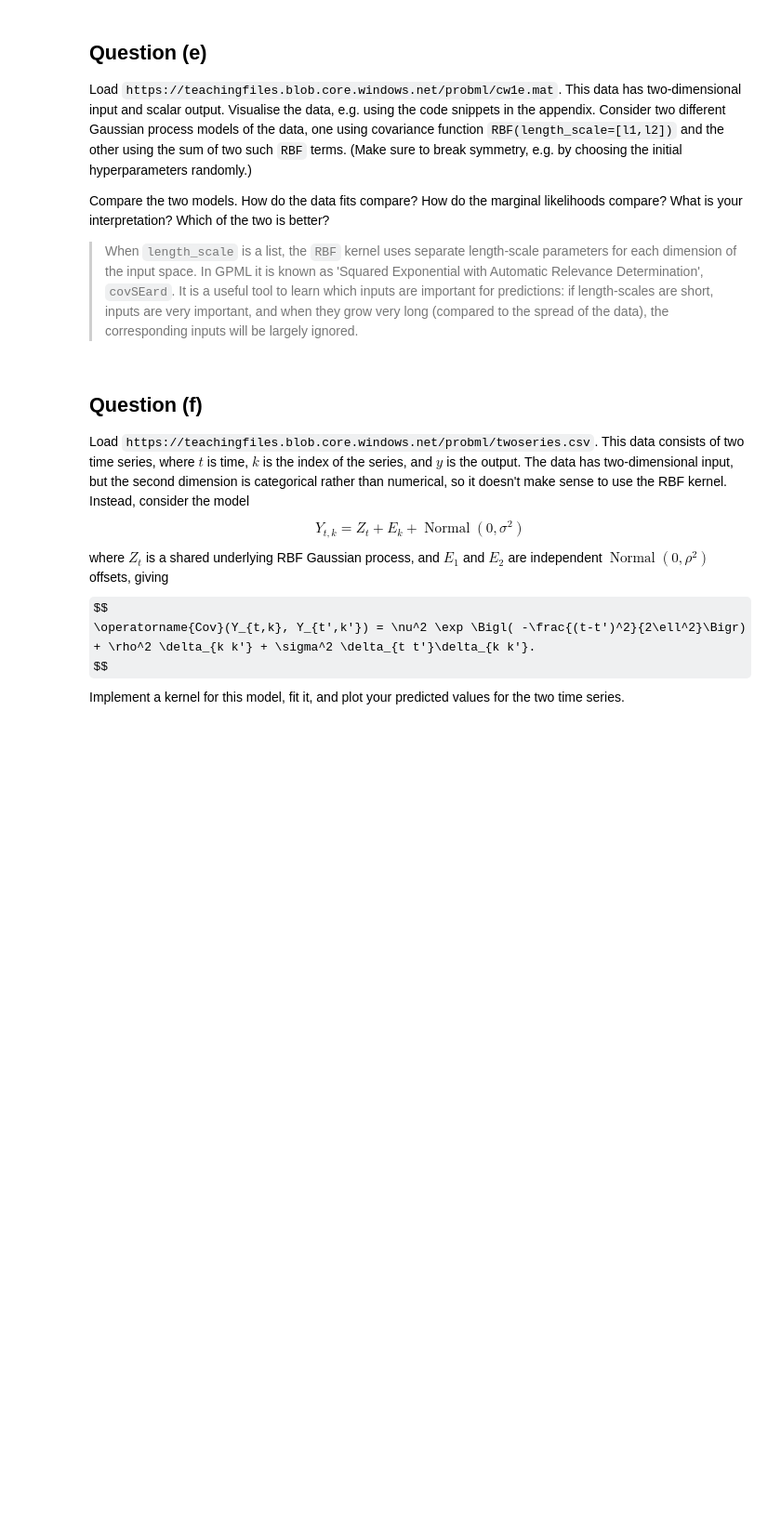
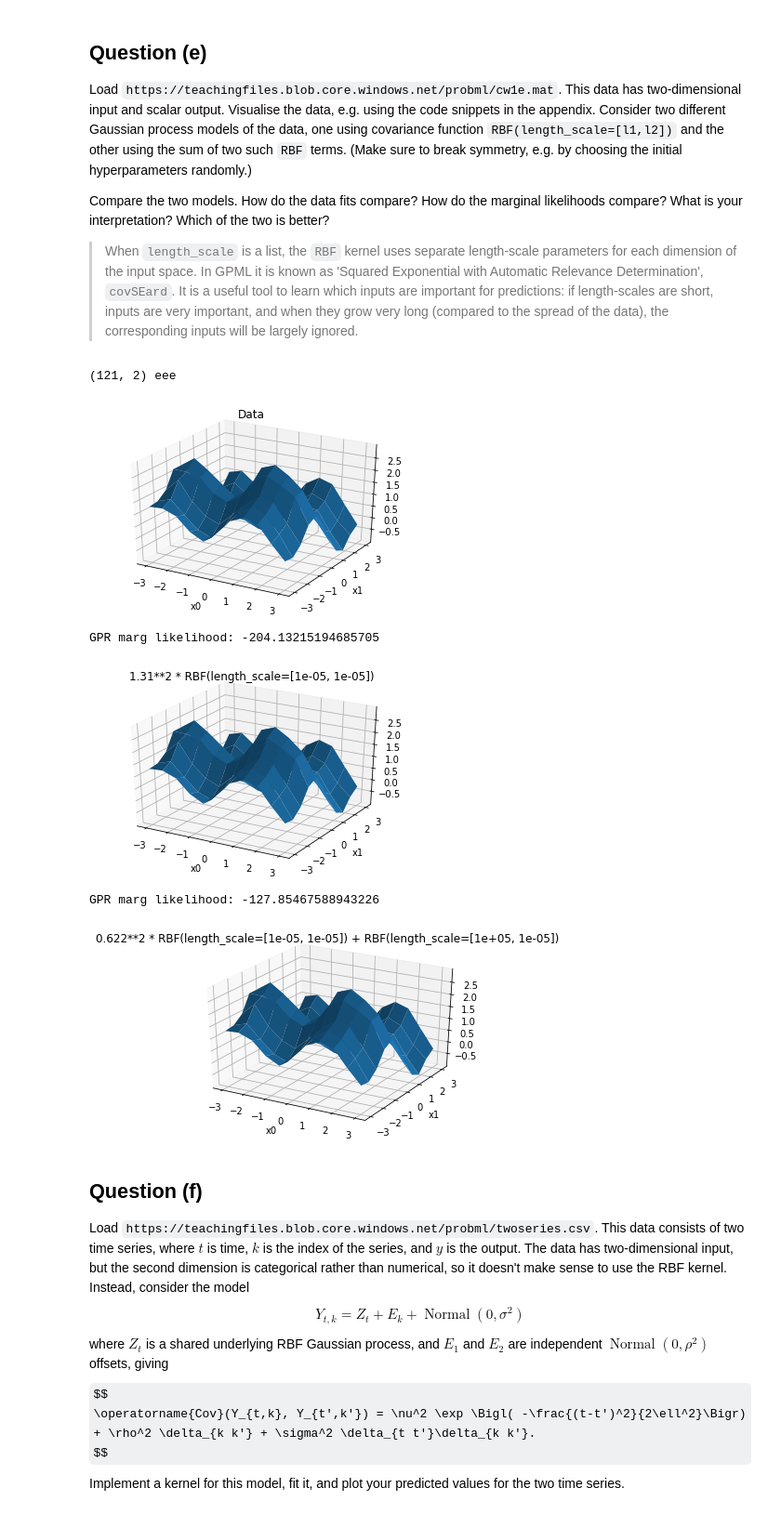
Before and after one commit to JCobbles/pml-courseworks, a Jupyter notebook: coursework1.ipynb, the cells around one changed output. Shown at 93% size. Cells and saved outputs as stored; diff of their text form; code cells hidden in the pictures; some formulas as TeX source; blank space fills up the shorter version.

```diff
--- a/coursework1.ipynb
+++ b/coursework1.ipynb
@@ -196,3 +233,54 @@ with io.BytesIO(r.content) as f:
+# %%
+from mpl_toolkits.mplot3d import axes3d   # import a library to allow 3d plots
+
+
+l1, l2 = np.random.uniform(0, 100, 2)
+l3, l4 = np.random.uniform(0, 100, 2)
+kernel1 = 1 * gp.kernels.RBF(length_scale=[l1, l2])
+kernel2 = 1 * (gp.kernels.RBF(length_scale=[l1, l2]) + gp.kernels.RBF(length_scale=[l3, l4]))
+
+r = requests.get('http://mlg.eng.cam.ac.uk/teaching/4f13/1920/cw/cw1e.mat')
+with io.BytesIO(r.content) as f:
+    data = scipy.io.loadmat(f)
+    x,y = data['x'], data['y']
+    X = x[:,0].reshape((11,11))
+    Y = x[:,1].reshape((11,11))
+    Z = y.reshape((11,11))
+    axes = plt.figure().gca(projection='3d')
+    axes.plot_surface(X, Y, Z)
+    axes.set_xlabel('x0')
+    axes.set_ylabel('x1')
+    axes.set_title('Data')
+    plt.show()
+
+    gpr1 = gp.GaussianProcessRegressor(kernel=kernel1)
+    gpr1.fit(x, y)
+    y_pred1 = gpr1.predict(x)
+    #print(f'GPR1 marg likelihood: {gpr1.log_marginal_likelihood()}')
+    gpr2 = gp.GaussianProcessRegressor(kernel=kernel2)
+    gpr2.fit(x, y)
+    y_pred2 = gpr1.predict(x)
+
+    for (gpr, y_pred) in [(gpr1, y_pred1), (gpr2, y_pred2)]:
+        X = x[:,0].reshape((11,11))
+        Y = x[:,1].reshape((11,11))
+        Z = y_pred.reshape((11,11))
+
+        print(f'GPR marg likelihood: {gpr.log_marginal_likelihood()}')
+
+        axes = plt.figure().gca(projection='3d')
+        axes.plot_surface(X, Y, Z)
+        axes.set_xlabel('x0')
+        axes.set_ylabel('x1')
+        axes.set_title(gpr.kernel_)
+        plt.show()
+# %% [output]
+(121, 2) eee
+[figure, added]
+GPR marg likelihood: -204.13215194685705
+[figure, added]
+GPR marg likelihood: -127.85467588943226
+[figure, added]
 # %% [markdown]
 ## Question (f)
 
```
Also changed, not shown: parts of 15 cells of this notebook.
